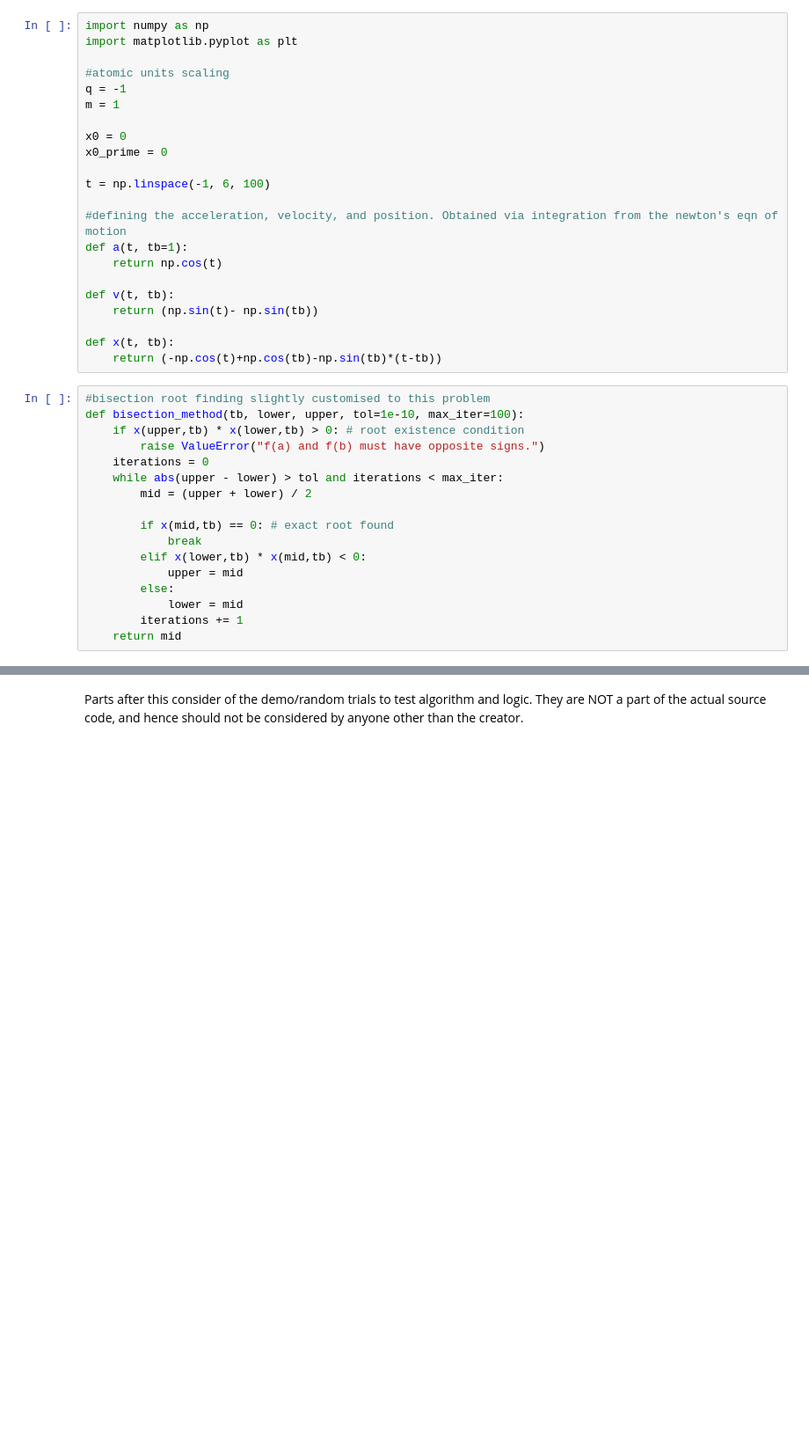
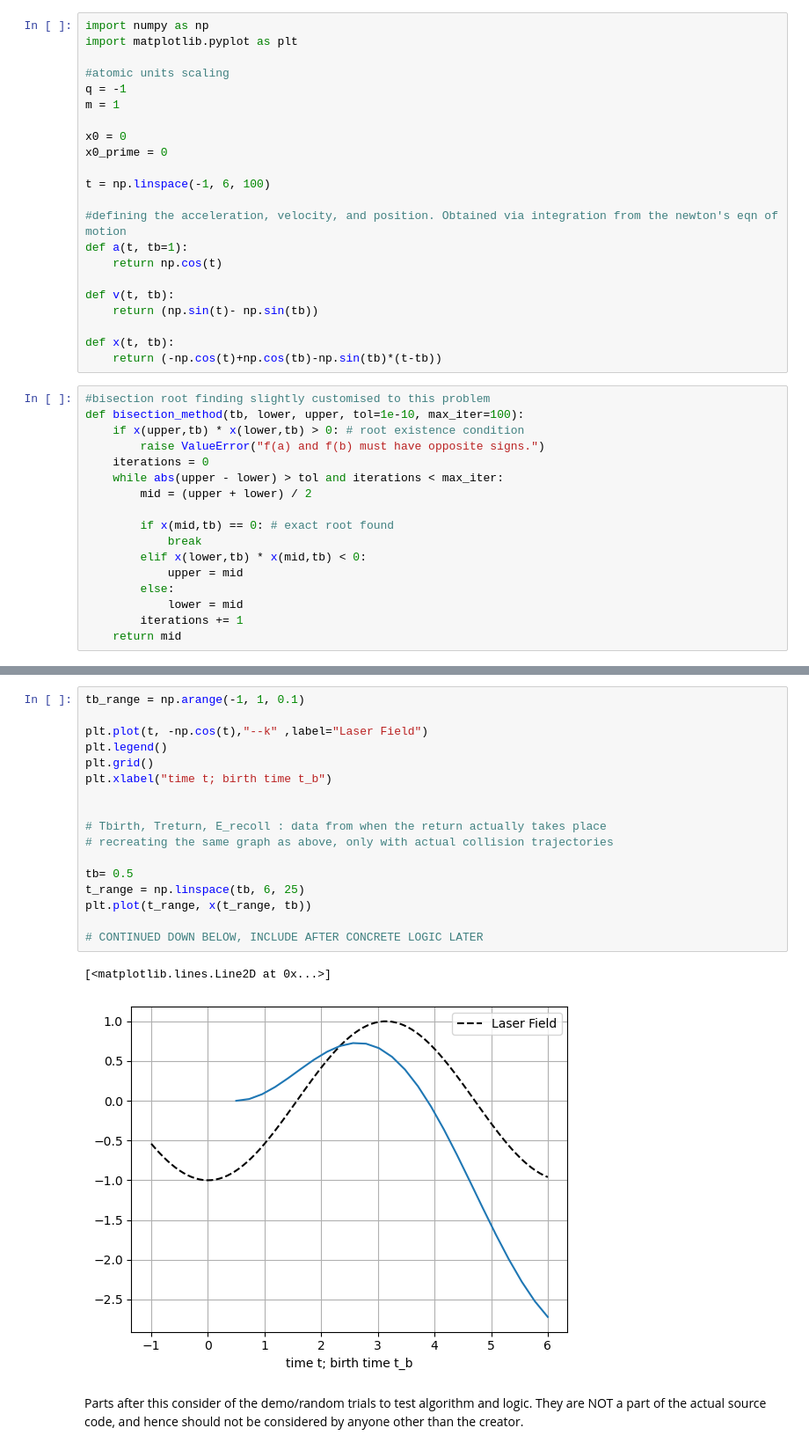
Before and after one commit to SoumyajeetMazumdar/CQMPP, a Jupyter notebook: #1/assignment1_2.ipynb, the cells around one changed output, grey strips where cells are left out. Shown: that part at 88% size. Saved outputs shown, nothing was run; the diff lists cells and outputs as text; blank space fills up the shorter version.

```diff
--- a/#1/assignment1_2.ipynb
+++ b/#1/assignment1_2.ipynb
@@ -96,3 +109,23 @@ Birth Time          Return Time         Energy
+# %%
+tb_range = np.arange(-1, 1, 0.1)
+
+plt.plot(t, -np.cos(t),"--k" ,label="Laser Field")
+plt.legend()
+plt.grid()
+plt.xlabel("time t; birth time t_b")
+
+
+# Tbirth, Treturn, E_recoll : data from when the return actually takes place
+# recreating the same graph as above, only with actual collision trajectories
+
+tb= 0.5
+t_range = np.linspace(tb, 6, 25)
+plt.plot(t_range, x(t_range, tb))
+
+# CONTINUED DOWN BELOW, INCLUDE AFTER CONCRETE LOGIC LATER
+# %% [output]
+[<matplotlib.lines.Line2D at 0x...>]
+[figure, added]
 # %% [markdown]
 Parts after this consider of the demo/random trials to test algorithm and logic.
 They are NOT a part of the actual source code, and hence should not be considered by anyone other than the creator.
```
Also changed, not shown: parts of 3 cells of this notebook, 2 other files.
